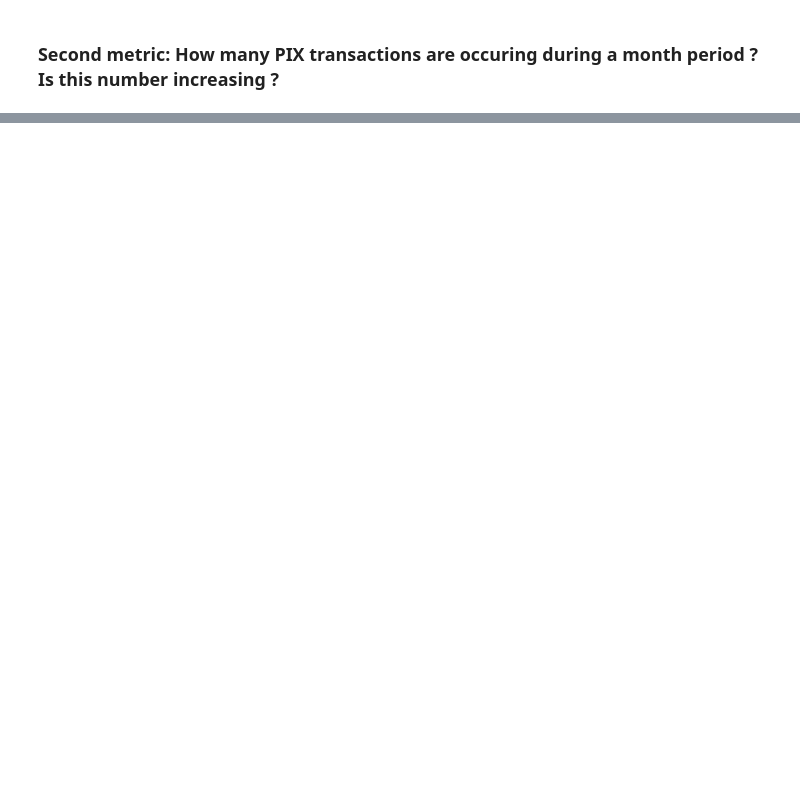
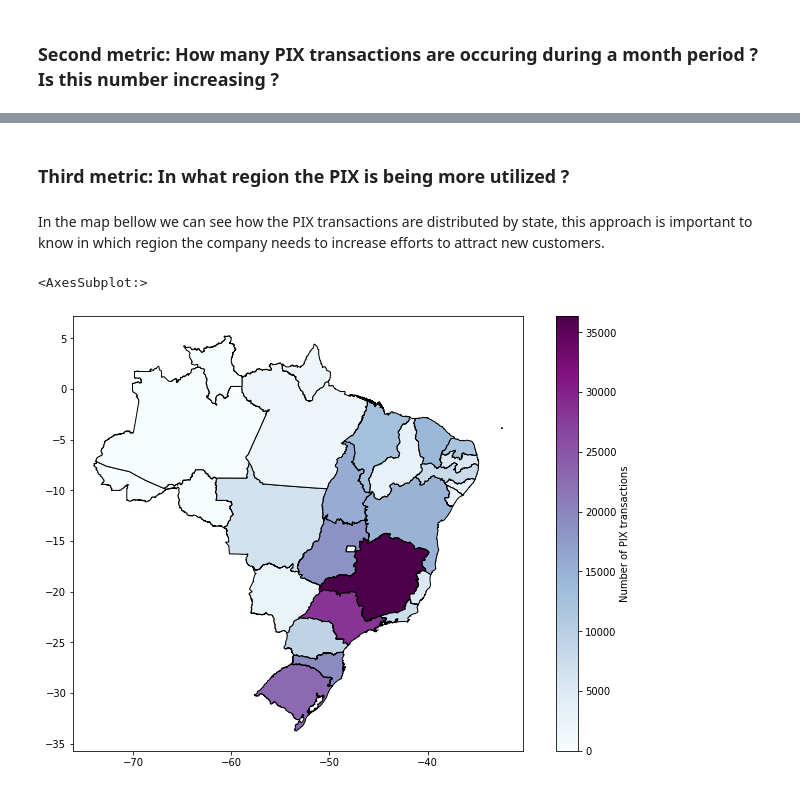
Before and after one commit to fpmacedo/Nubank-Analytics-Engineer-Case, a Jupyter notebook: etl.ipynb, the cells around one changed output, grey strips where cells are left out. Drawn from its saved outputs; the diff is of its cells as text; code cells hidden in the pictures; blank space fills up the shorter version.

```diff
--- a/etl.ipynb
+++ b/etl.ipynb
@@ -596,0 +591,22 @@ pl.grid(axis='y', alpha=0.75)
+# %% [markdown]
+### Third metric: In what region the PIX is being more utilized ?
+# %%
+customer_state = pd.read_sql('''SELECT count(f.customer_id), state, type
+                                FROM dim_customers_table AS c
+                                JOIN fact_movements_table AS f ON f.customer_id = c.customer_id
+                                GROUP BY state, type
+                                HAVING type = 'pix'
+
+''', engine)
+# %% [markdown]
+In the map bellow we can see how the PIX transactions are distributed by state, this approach is important to know in which region the company needs to increase efforts to attract new customers.
+# %%
+import geopandas as gpd
+
+brazil = gpd.read_file('./brazil-states.json')
+brazil = brazil.join(customer_state.set_index('state'), on='sigla',rsuffix="_joined")
+brazil['count'] = brazil['count'].fillna(0)
+brazil.plot(column ='count', legend=True, cmap='BuPu',edgecolor="black", figsize=(12, 8), legend_kwds={'label': "Number of PIX transactions"})
+# %% [output]
+<AxesSubplot:>
+[figure, added]
```
Also changed, not shown: parts of 14 cells of this notebook, 2 other files.
